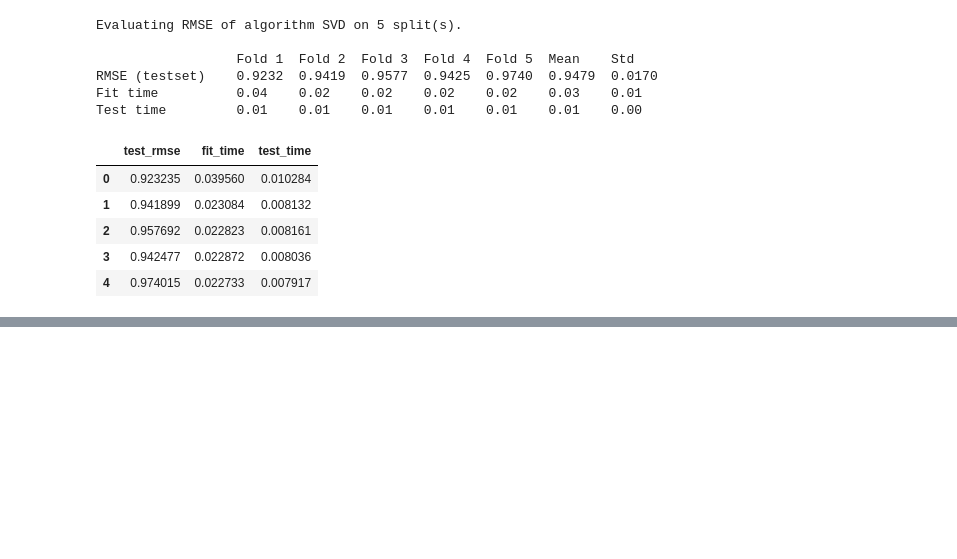
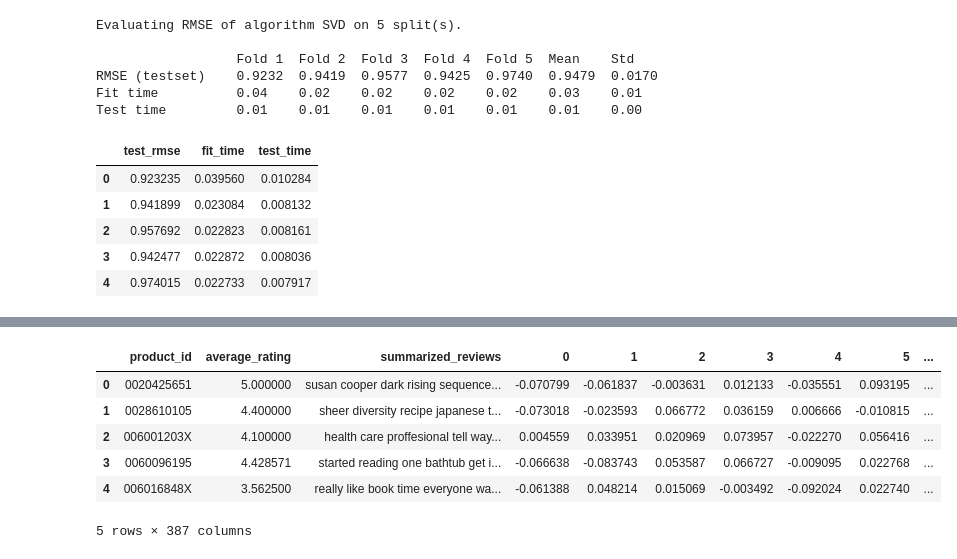
Before and after one commit to atabak-alishiri/llm-recommender-system, a Jupyter notebook: recommender_new.ipynb, the cells around one changed output, grey strips where cells are left out. Cells and saved outputs as stored; diff of their text form; code cells hidden in the pictures; blank space fills up the shorter version.

Commit message:
Incorporating reviews for developing a recommender

```diff
--- a/recommender_new.ipynb
+++ b/recommender_new.ipynb
@@ -392,0 +399,3 @@ Test time         0.01    0.01    0.01    0.01    0.01    0.01    0.00
+# %%
+review_data = filtered_data[['customer_id', 'product_id', 'star_rating', 'review_body']].reset_index(drop=True)
+review_data.head()
@@ -392,0 +447,23 @@ Test time         0.01    0.01    0.01    0.01    0.01    0.01    0.00
+# %%
+import pandas as pd
+from transformers import BartForConditionalGeneration, BartTokenizer
+
+# Load the BART model and tokenizer
+model_name = "facebook/bart-large-cnn"
+tokenizer = BartTokenizer.from_pretrained(model_name)
+model = BartForConditionalGeneration.from_pretrained(model_name)
+# %%
+
+def summarize_reviews(df):
+    summaries = []
+    for review in df['aggregated_reviews']:
+        inputs = tokenizer(review, return_tensors="pt", max_length=1024, truncation=True)
+        summary_ids = model.generate(inputs["input_ids"], max_length=50, num_beams=4, early_stopping=True)
+        summary = tokenizer.decode(summary_ids[0], skip_special_tokens=True)
+        summaries.append(summary)
+    return summaries
+
+# Summarizing the first 10 reviews and assigning only to those rows
+aggregated_data.loc[0:9, 'summarized_reviews'] = summarize_reviews(aggregated_data[0:10])
+
+aggregated_data[['product_id','average_rating', 'summarized_reviews']][0:10]
@@ -392,0 +482,24 @@ Test time         0.01    0.01    0.01    0.01    0.01    0.01    0.00
+# %%
+sample_data= aggregated_data[['product_id','average_rating', 'summarized_reviews']][0:10]
+# %%
+from sentence_transformers import SentenceTransformer
+
+# Load a pre-trained model
+model = SentenceTransformer('all-MiniLM-L6-v2')
+
+# Encode the summaries to get embeddings
+embeddings = model.encode(sample_data['summarized_reviews'].tolist())
+
+# Convert embeddings to a DataFrame
+embeddings_df = pd.DataFrame(embeddings)
+
+vectorized_data = pd.concat([sample_data, embeddings_df], axis=1)
+vectorized_data.head()
+# %% [output]
+|  | product_id | average_rating | summarized_reviews | 0 | 1 | 2 | 3 | 4 | 5 | ... |
+| 0 | 0020425651 | 5.000000 | susan cooper dark rising sequence... | -0.070799 | -0.061837 | -0.003631 | 0.012133 | -0.035551 | 0.093195 | ... |
+| 1 | 0028610105 | 4.400000 | sheer diversity recipe japanese t... | -0.073018 | -0.023593 | 0.066772 | 0.036159 | 0.006666 | -0.010815 | ... |
+| 2 | 006001203X | 4.100000 | health care proffesional tell way... | 0.004559 | 0.033951 | 0.020969 | 0.073957 | -0.022270 | 0.056416 | ... |
+| 3 | 0060096195 | 4.428571 | started reading one bathtub get i... | -0.066638 | -0.083743 | 0.053587 | 0.066727 | -0.009095 | 0.022768 | ... |
+| 4 | 006016848X | 3.562500 | really like book time everyone wa... | -0.061388 | 0.048214 | 0.015069 | -0.003492 | -0.092024 | 0.022740 | ... |
+5 rows × 387 columns
```
Also changed, not shown: parts of 10 cells of this notebook.
